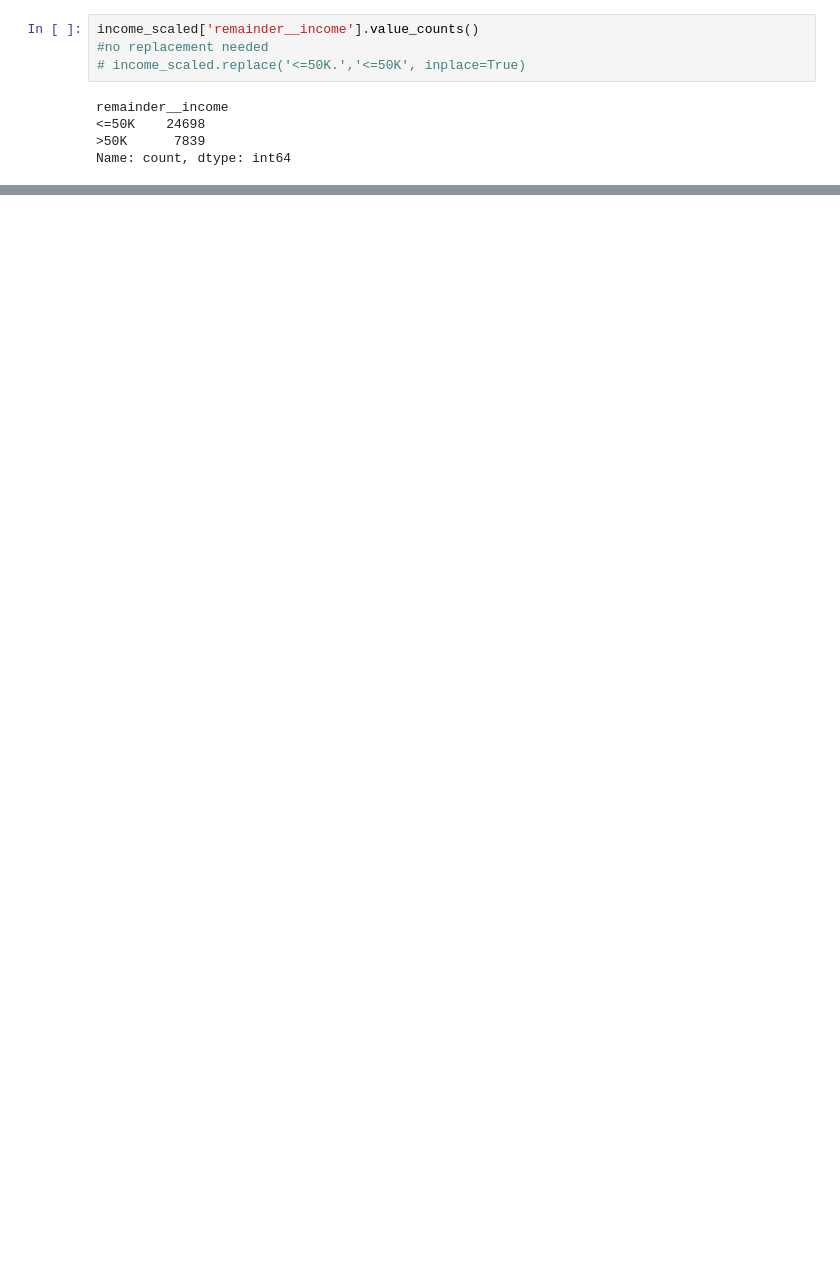
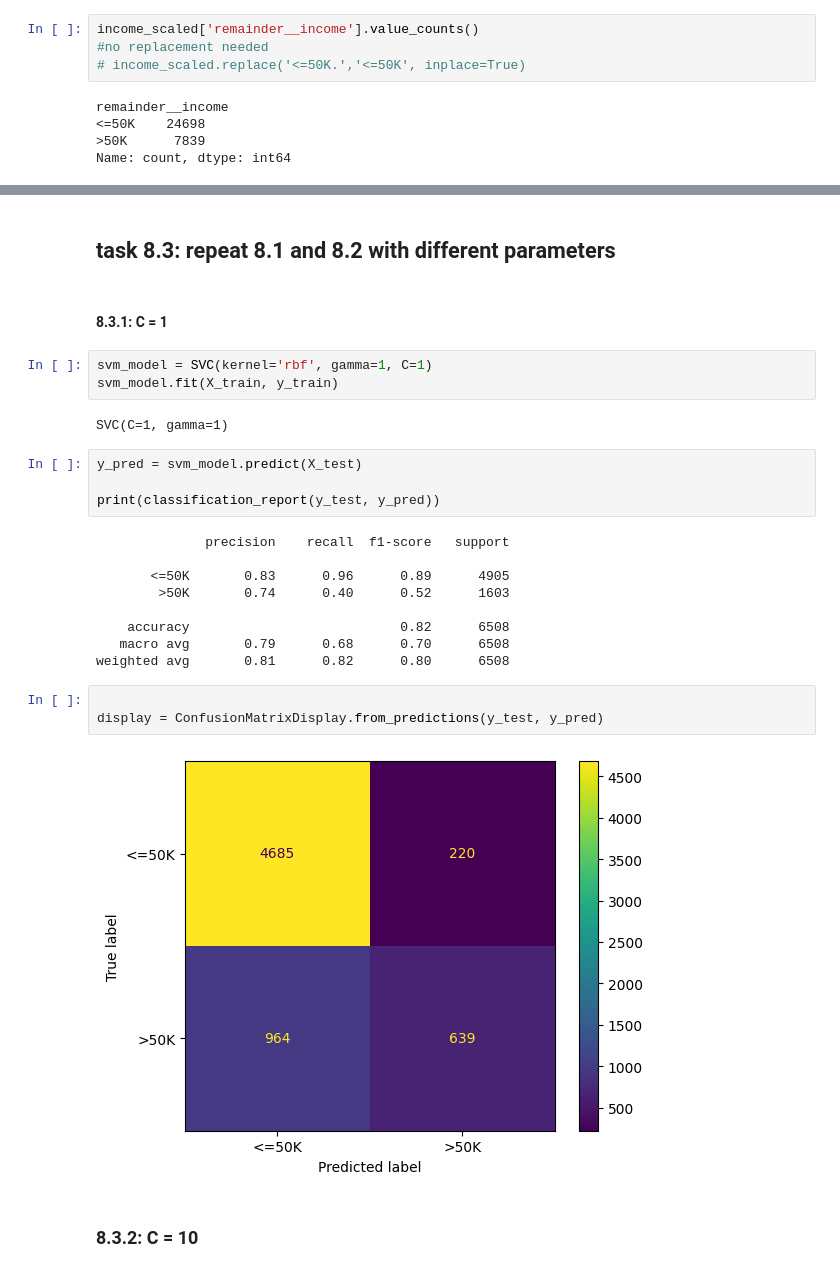
Before and after one commit to jewbe22/eecs3401-intro-to-AI, a Jupyter notebook: assignment/2/A2-Geon-Kim.ipynb, the cells around one changed output, grey strips where cells are left out. Drawn from its saved outputs; the diff is of its cells as text; blank space fills up the shorter version.

```diff
--- a/assignment/2/A2-Geon-Kim.ipynb
+++ b/assignment/2/A2-Geon-Kim.ipynb
@@ -212,0 +280,29 @@ Name: count, dtype: int64
+# %% [markdown]
+## **task 8.3: repeat 8.1 and 8.2 with different parameters**
+# %% [markdown]
+#### 8.3.1: C = 1
+# %%
+svm_model = SVC(kernel='rbf', gamma=1, C=1)
+svm_model.fit(X_train, y_train)
+# %% [output]
+SVC(C=1, gamma=1)
+# %%
+y_pred = svm_model.predict(X_test)
+
+print(classification_report(y_test, y_pred))
+# %% [output]
+              precision    recall  f1-score   support
+
+       <=50K       0.83      0.96      0.89      4905
+        >50K       0.74      0.40      0.52      1603
+
+    accuracy                           0.82      6508
+   macro avg       0.79      0.68      0.70      6508
+weighted avg       0.81      0.82      0.80      6508
+# %%
+
+display = ConfusionMatrixDisplay.from_predictions(y_test, y_pred)
+# %% [output]
+[figure, added]
+# %% [markdown]
+### 8.3.2: C = 10
```
Also changed, not shown: parts of 22 cells of this notebook.
